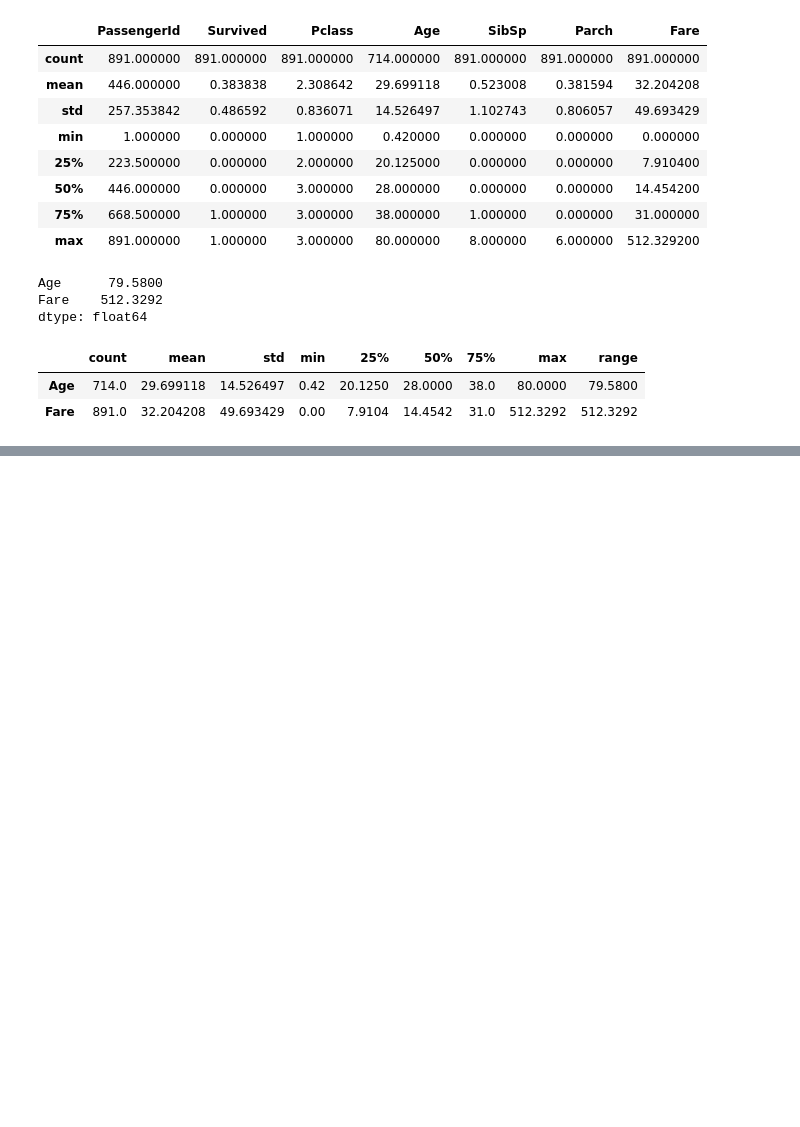
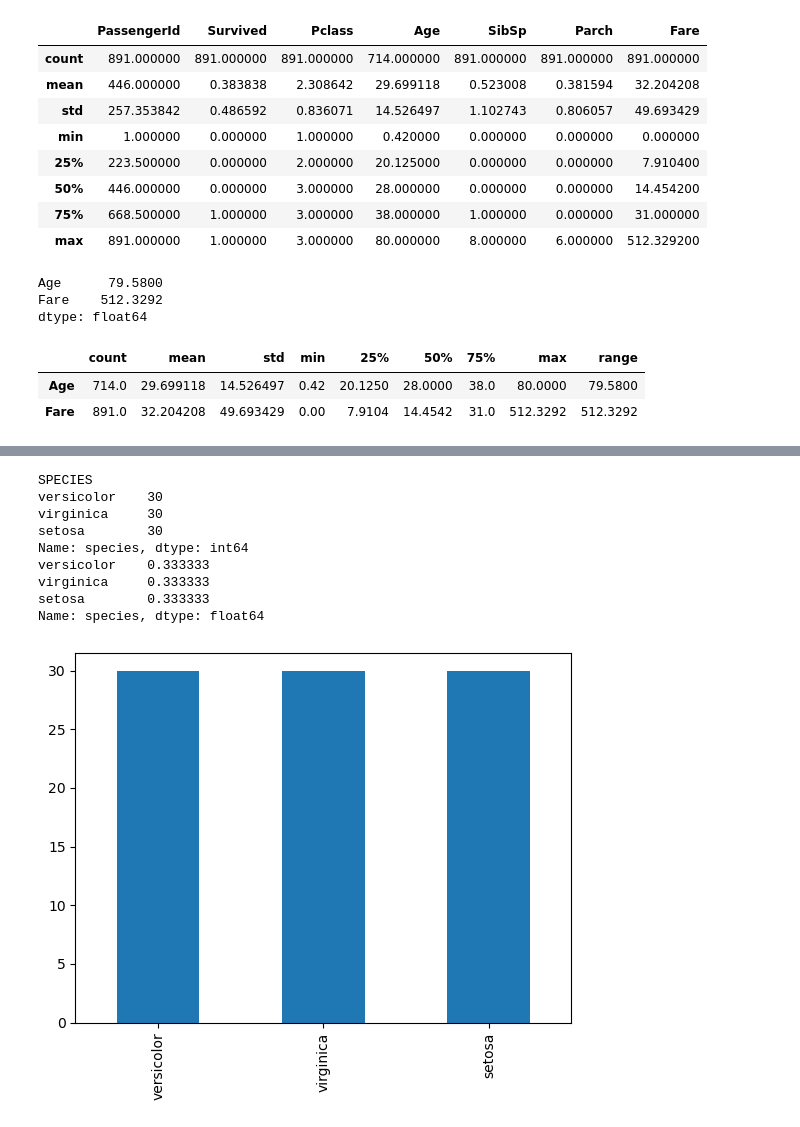
Before and after one commit to Chellyann-moreno/classification-exercises, a Jupyter notebook: classification_exercises.ipynb, the cells around one changed output, grey strips where cells are left out. Saved outputs shown, nothing was run; the diff lists cells and outputs as text; code cells hidden in the pictures; blank space fills up the shorter version.

```diff
--- a/classification_exercises.ipynb
+++ b/classification_exercises.ipynb
@@ -282,0 +913,19 @@ titanic_stats
+# %%
+for col in col_cat:
+    print(col.upper())
+    print(train[col].value_counts())
+    print(train[col].value_counts(normalize=True))
+    train[col].value_counts().plot.bar()
+    plt.show()
+    print()
+# %% [output]
+SPECIES
+versicolor    30
+virginica     30
+setosa        30
+Name: species, dtype: int64
+versicolor    0.333333
+virginica     0.333333
+setosa        0.333333
+Name: species, dtype: float64
+[figure, added]
```
Also changed, not shown: parts of 113 cells of this notebook.
